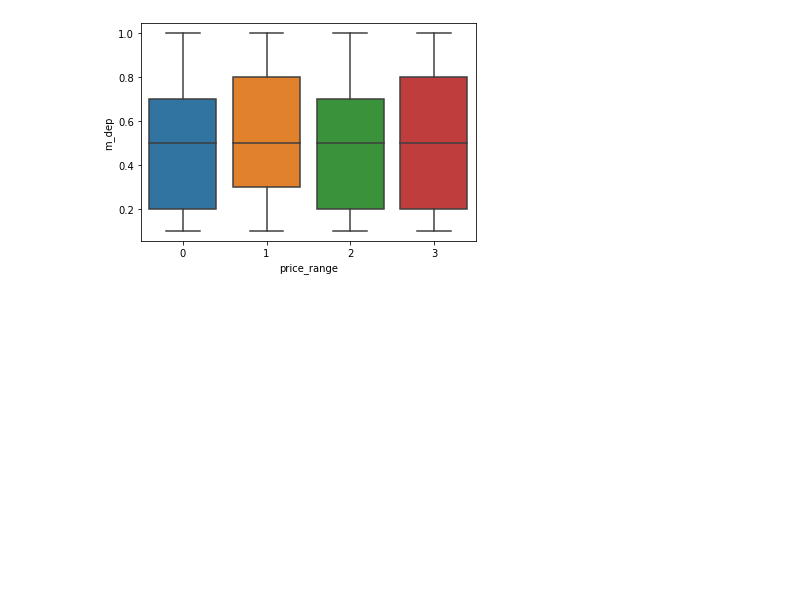
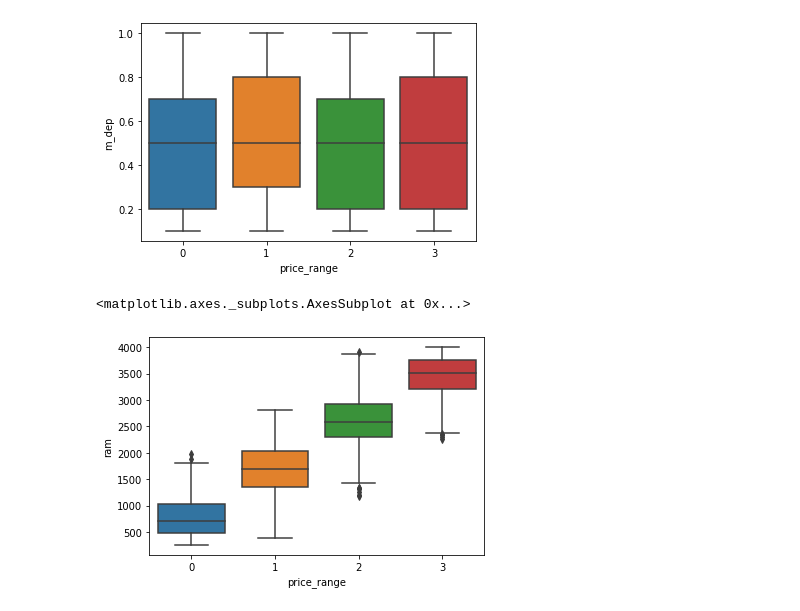
Before and after one commit to Arvindkale123/mobile-price-range-prediction, a Jupyter notebook: capstone 3.ipynb, the cells around one changed output. Drawn from its saved outputs; the diff is of its cells as text; code cells hidden in the pictures; blank space fills up the shorter version.

```diff
--- a/capstone 3.ipynb
+++ b/capstone 3.ipynb
@@ -215,3 +215,9 @@ sns.boxplot(data=df, x='price_range', y='m_dep')
 # %% [output]
 <matplotlib.axes._subplots.AxesSubplot at 0x...>
 [figure]
+# %%
+# Boxplot for Mobile Depth for each price catogory
+sns.boxplot(data=df, x='price_range', y='ram')
+# %% [output]
+<matplotlib.axes._subplots.AxesSubplot at 0x...>
+[figure, added]
```
Also changed, not shown: parts of 6 cells of this notebook.
